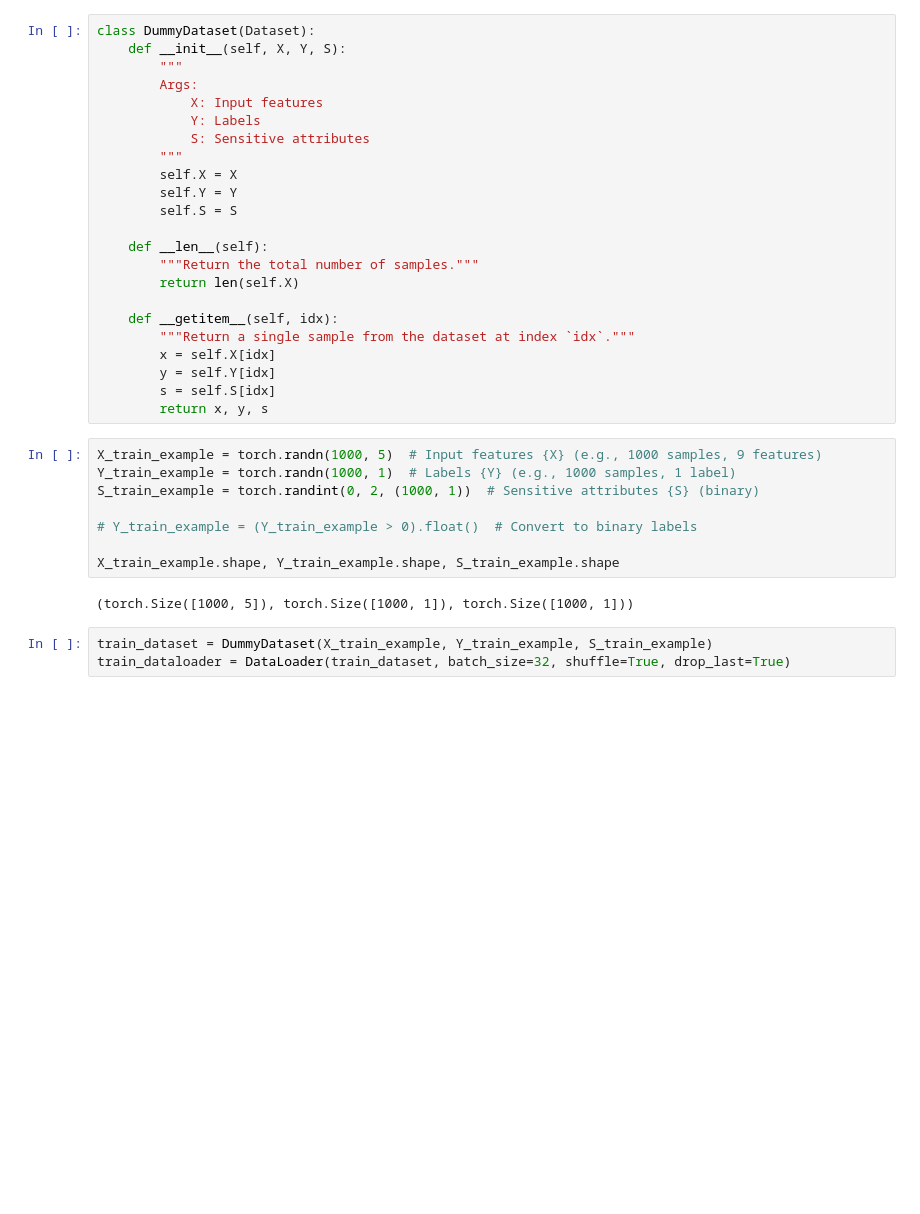
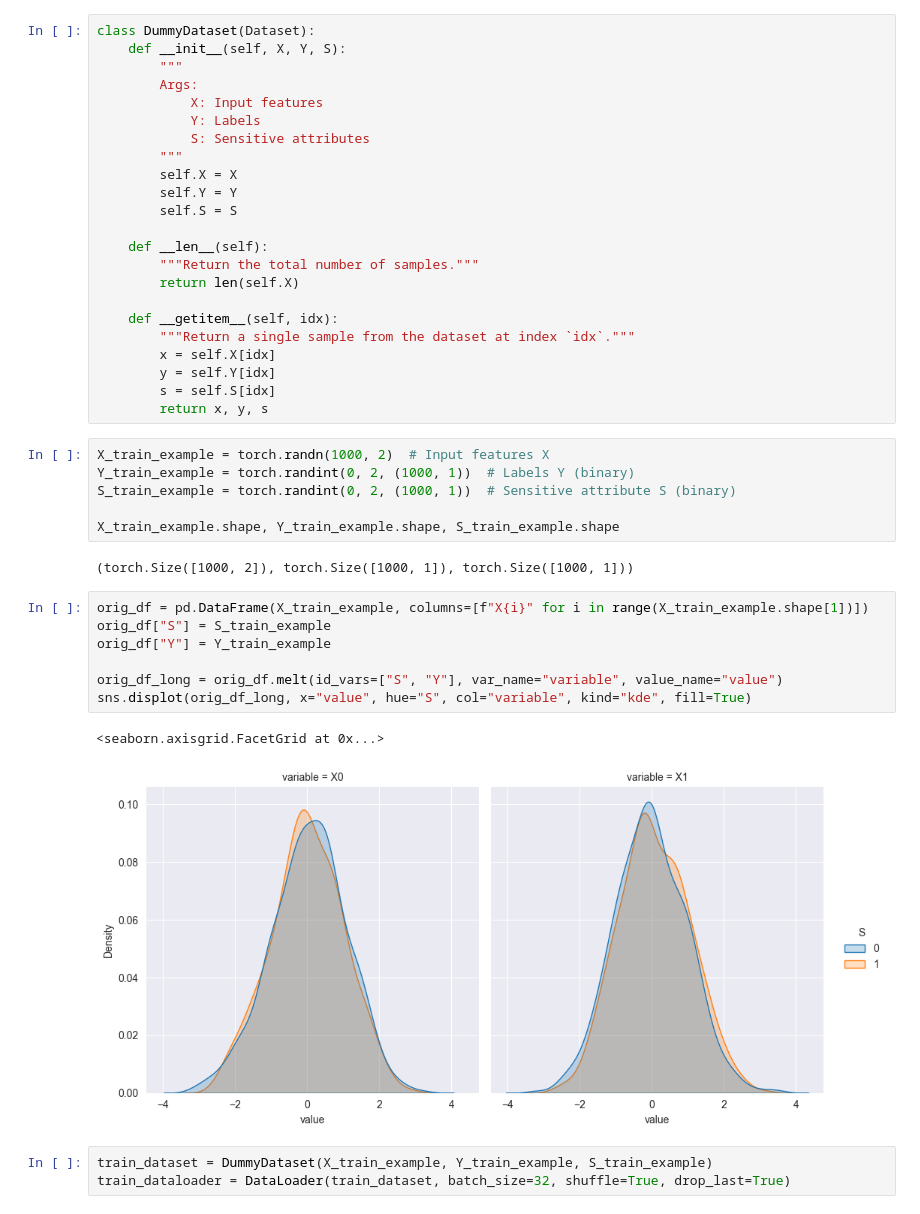
Before and after one commit to dianaggomez/FADE_extension, a Jupyter notebook: notebooks/CF_CLAIRE_VAE.ipynb, the cells around one changed output. Drawn from its saved outputs; the diff is of its cells as text; blank space fills up the shorter version.

```diff
--- a/notebooks/CF_CLAIRE_VAE.ipynb
+++ b/notebooks/CF_CLAIRE_VAE.ipynb
@@ -42,15 +44,23 @@ class DummyDataset(Dataset):
         s = self.S[idx]
         return x, y, s
 # %%
-X_train_example = torch.randn(1000, 5)  # Input features {X} (e.g., 1000 samples, 9 features)
-Y_train_example = torch.randn(1000, 1)  # Labels {Y} (e.g., 1000 samples, 1 label)
-S_train_example = torch.randint(0, 2, (1000, 1))  # Sensitive attributes {S} (binary)
-
-# Y_train_example = (Y_train_example > 0).float()  # Convert to binary labels
+X_train_example = torch.randn(1000, 2)  # Input features X
+Y_train_example = torch.randint(0, 2, (1000, 1))  # Labels Y (binary)
+S_train_example = torch.randint(0, 2, (1000, 1))  # Sensitive attribute S (binary)
 
 X_train_example.shape, Y_train_example.shape, S_train_example.shape
 # %% [output]
-(torch.Size([1000, 5]), torch.Size([1000, 1]), torch.Size([1000, 1]))
+(torch.Size([1000, 2]), torch.Size([1000, 1]), torch.Size([1000, 1]))
+# %%
+orig_df = pd.DataFrame(X_train_example, columns=[f"X{i}" for i in range(X_train_example.shape[1])])
+orig_df["S"] = S_train_example
+orig_df["Y"] = Y_train_example
+
+orig_df_long = orig_df.melt(id_vars=["S", "Y"], var_name="variable", value_name="value")
+sns.displot(orig_df_long, x="value", hue="S", col="variable", kind="kde", fill=True)
+# %% [output]
+<seaborn.axisgrid.FacetGrid at 0x...>
+[figure, added]
 # %%
 train_dataset = DummyDataset(X_train_example, Y_train_example, S_train_example)
 train_dataloader = DataLoader(train_dataset, batch_size=32, shuffle=True, drop_last=True)
```
Also changed, not shown: parts of 49 cells of this notebook, 4 other files.
